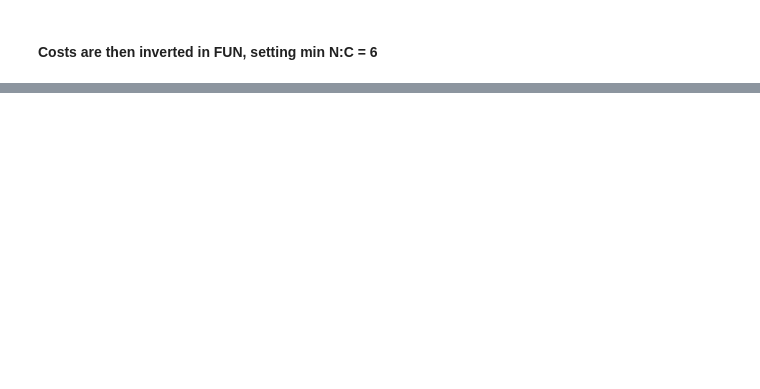
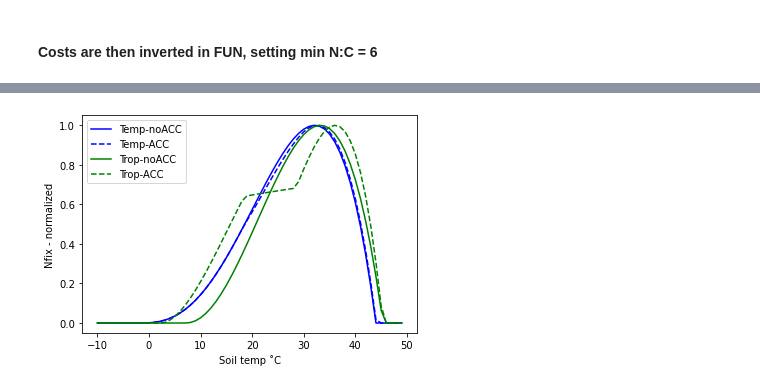
Before and after one commit to wwieder/BNF_MIP, a Jupyter notebook: Nfix_functions.ipynb, the cells around one changed output, grey strips where cells are left out. Saved outputs shown, nothing was run; the diff lists cells and outputs as text; code cells hidden in the pictures; blank space fills up the shorter version.

Commit message:
acclimation fxn

```diff
--- a/Nfix_functions.ipynb
+++ b/Nfix_functions.ipynb
@@ -78,0 +105,31 @@ plt.legend() ;
+# %%
+#Tropical acclimation function
+tropACC = np.full(len(tc_soila10), np.nan)
+for i in range(len(tc_soila10)):
+    Tmax_fix = 45.35
+    if (tc_soila10[i] < 18.5):
+        Tmin_fix = 2.37
+        Topt_fix = 30.34
+
+    elif (tc_soila10[i] >= 18.5 and tc_soila10[i] < 28.5):
+        Tmin_fix = 0.932 * tc_soila10[i] - 14.87
+        Topt_fix = 0.574 * tc_soila10[i] + 19.72
+    else :
+        Tmin_fix = 11.69
+        Topt_fix = 36.08
+
+    if tc_soila10[i] > 2.37  and tc_soila10[i] < 45.35:
+        tropACC[i] = Bytnerowicz_noAcc(Tmin_fix,Tmax_fix,Topt_fix,tc_soila10[i])
+    else:
+        tropACC[i] = 0.
+# %%
+plt.plot(tsoi,temp,'b-', label='Temp-noACC')
+plt.plot(tsoi,tempACC,'b--', label='Temp-ACC')
+plt.plot(tsoi,trop, 'g-', label='Trop-noACC')
+plt.plot(tsoi,tropACC,'g--', label='Trop-ACC')
+
+plt.xlabel('Soil temp ˚C')
+plt.ylabel('Nfix - normalized')
+plt.legend() ;
+# %% [output]
+[figure, added]
```
Also changed, not shown: parts of 5 cells of this notebook.
